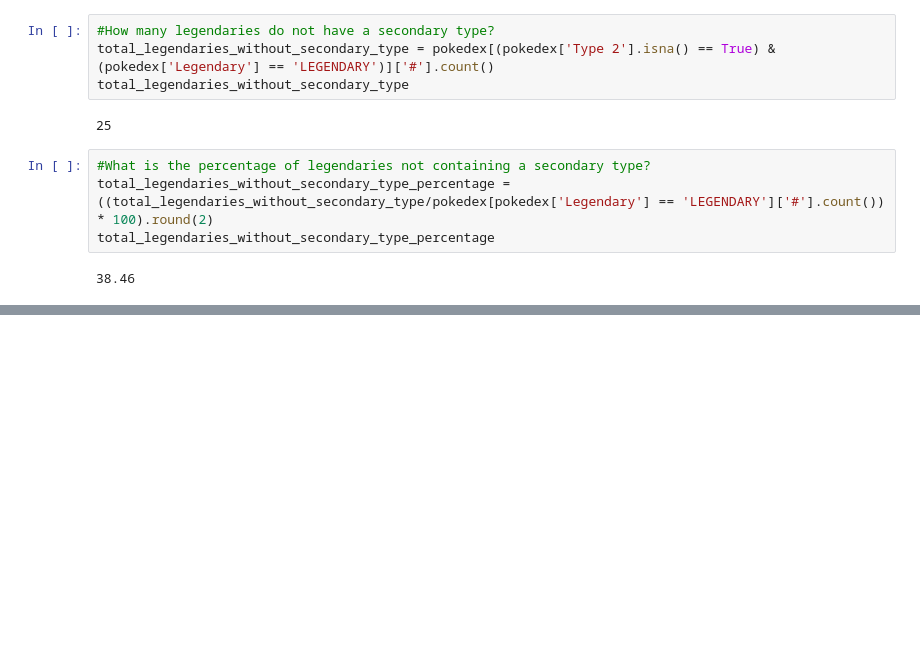
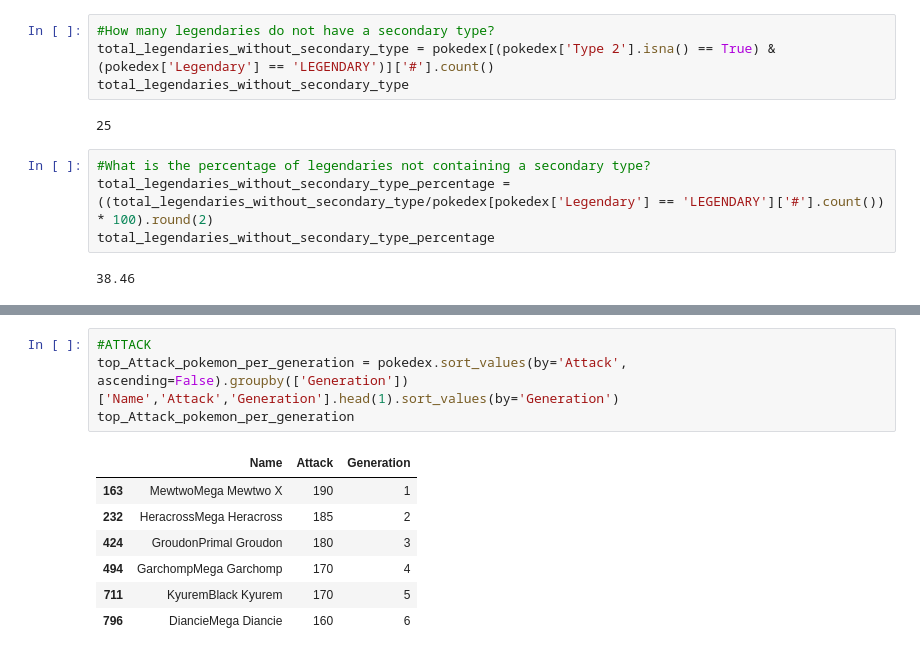
Before and after one commit to mrnguyener21/pokemon_pandas_analysis, a Jupyter notebook: analysis.ipynb, the cells around one changed output, grey strips where cells are left out. Cells and saved outputs as stored; diff of their text form; blank space fills up the shorter version.

```diff
--- a/analysis.ipynb
+++ b/analysis.ipynb
@@ -448,0 +472,12 @@ total_legendaries_without_secondary_type_percentage
+# %%
+#ATTACK
+top_Attack_pokemon_per_generation = pokedex.sort_values(by='Attack', ascending=False).groupby(['Generation'])['Name','Attack','Generation'].head(1).sort_values(by='Generation')
+top_Attack_pokemon_per_generation
+# %% [output]
+|  | Name | Attack | Generation |
+| 163 | MewtwoMega Mewtwo X | 190 | 1 |
+| 232 | HeracrossMega Heracross | 185 | 2 |
+| 424 | GroudonPrimal Groudon | 180 | 3 |
+| 494 | GarchompMega Garchomp | 170 | 4 |
+| 711 | KyuremBlack Kyurem | 170 | 5 |
+| 796 | DiancieMega Diancie | 160 | 6 |
```
Also changed, not shown: parts of 8 cells of this notebook, 1 other file.
